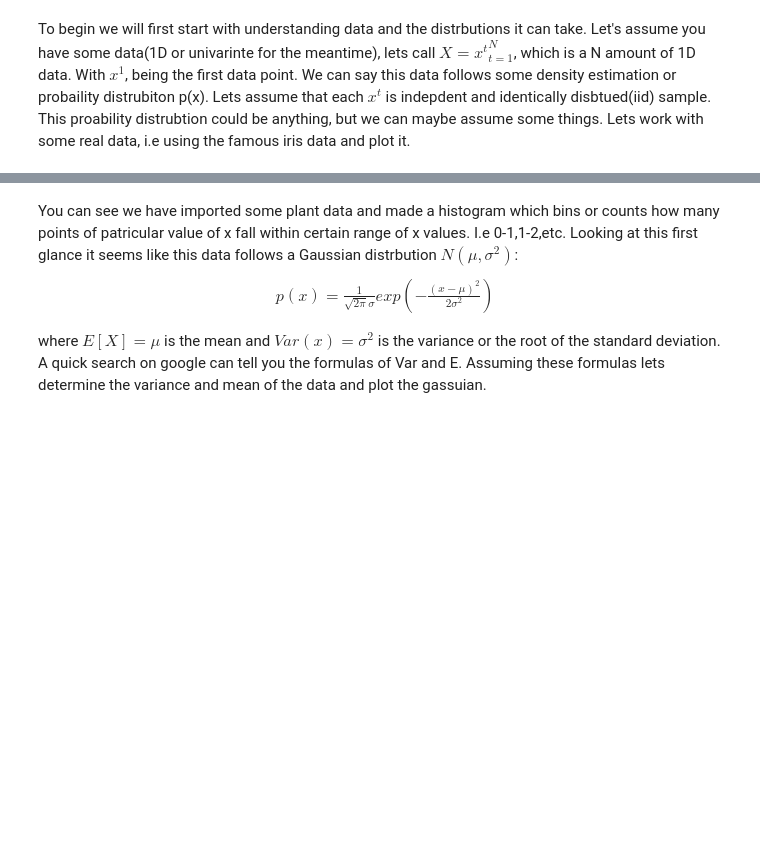
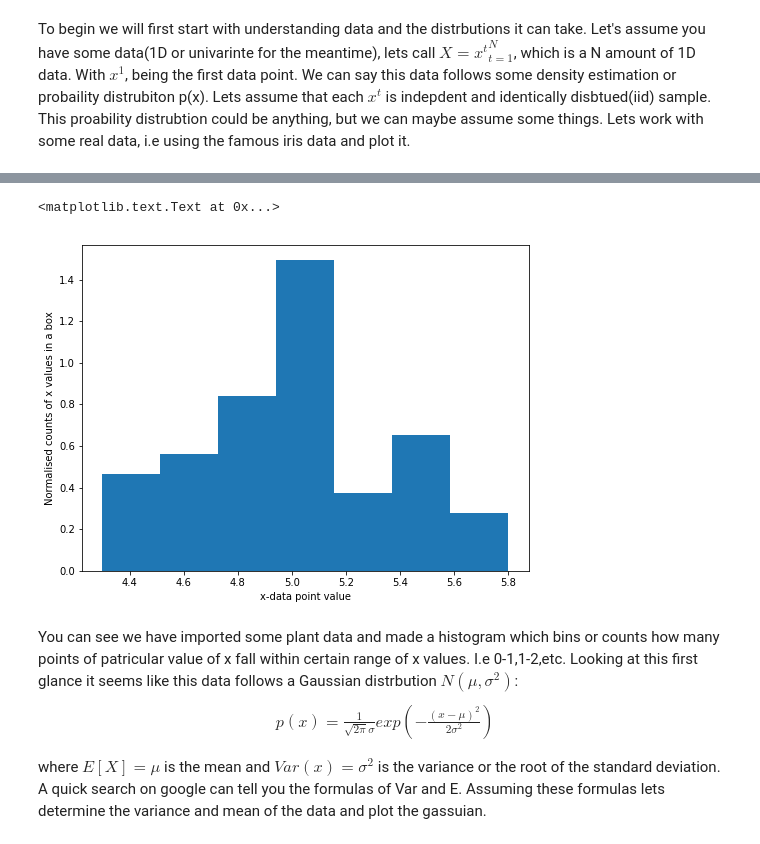
Before and after one commit to Aiden0/machine_learning, a Jupyter notebook: Machine Learning Notebook/1_Classification.ipynb, the cells around one changed output, grey strips where cells are left out. Drawn from its saved outputs; the diff is of its cells as text; code cells hidden in the pictures; blank space fills up the shorter version.

```diff
--- a/Machine Learning Notebook/1_Classification.ipynb
+++ b/Machine Learning Notebook/1_Classification.ipynb
@@ -16,7 +17,6 @@ from sklearn import datasets
 import numpy as np
 import math
 # %%
-%matplotlib notebook
 #import irsis datasets
 iris = datasets.load_iris()
 #only the first feature
@@ -27,9 +27,8 @@ Y=Y[0:50]
 X = X[0:50]
 
 #plot normalised histogram plt irsis data
-fig,axes = plt.subplots()
+fig,axes = plt.subplots(figsize=(8, 6))
 axes.hist(X[Y==0],bins='auto',normed=1)
 axes.set_xlabel("x-data point value")
 axes.set_ylabel("Normalised counts of x values in a box")
-fig.show()
 # %% [output]
@@ -38,3 +35,5 @@ fig.show()
+<matplotlib.text.Text at 0x...>
+[figure, added]
 # %% [markdown]
 You can see we have imported some plant data and made a histogram which bins or counts how many points of patricular value of x fall within certain range of x values. I.e 0-1,1-2,etc. Looking at this first glance it seems like this data follows a Gaussian distrbution $N(\mu, \sigma^2)$:
 \begin{align}
```
Also changed, not shown: parts of 8 cells of this notebook, 1 other file.
